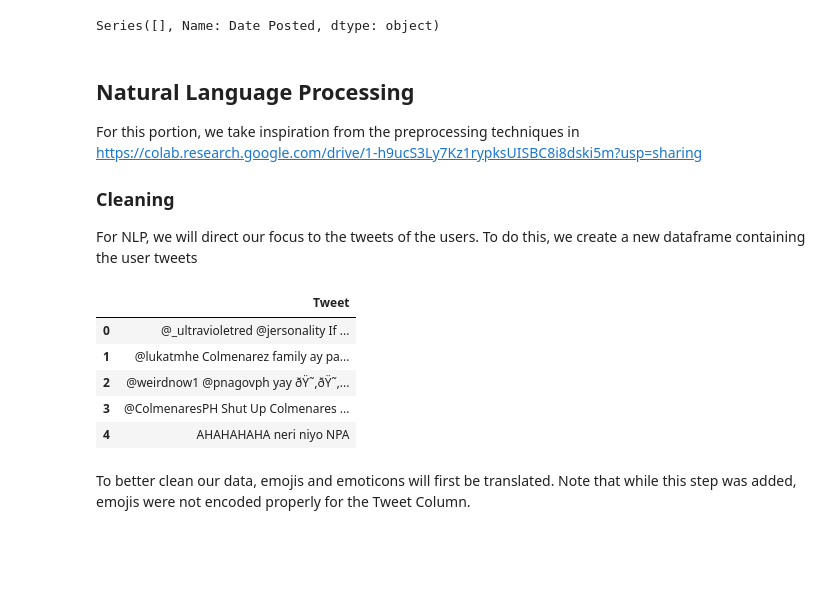
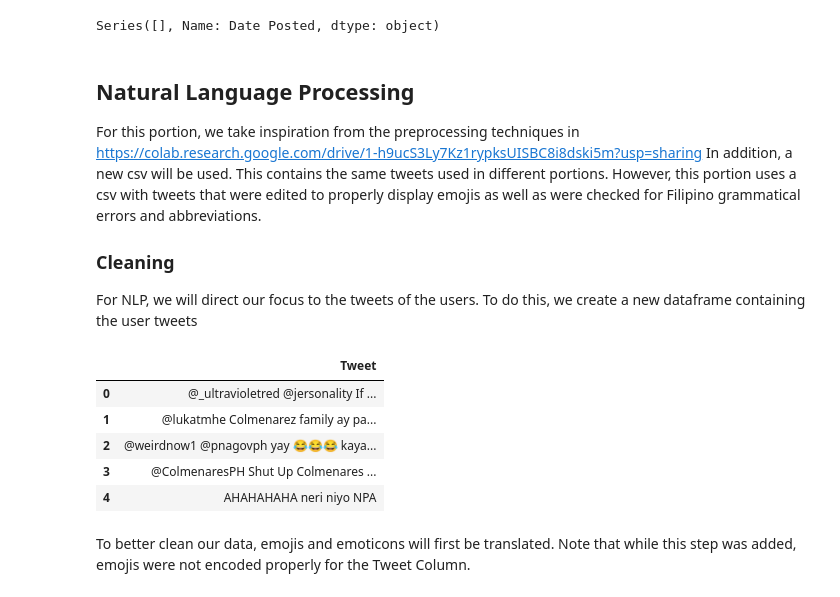
Before and after one commit to deckardsworkspace/cs132-group3, a Jupyter notebook: data-exploration/cs132_data_exploration.ipynb, the cells around one changed output. Drawn from its saved outputs; the diff is of its cells as text; code cells hidden in the pictures; blank space fills up the shorter version.

Commit message:
data-exploration: Add newest results

```diff
--- a/data-exploration/cs132_data_exploration.ipynb
+++ b/data-exploration/cs132_data_exploration.ipynb
@@ -395,17 +387,19 @@ Series([], Name: Date Posted, dtype: object)
 ## Natural Language Processing
 
 For this portion, we take inspiration from the preprocessing techniques in https://colab.research.google.com/drive/1-h9ucS3Ly7Kz1rypksUISBC8i8dski5m?usp=sharing
+In addition, a new csv will be used. This contains the same tweets used in different portions. However, this portion uses a csv with tweets that were edited to properly display emojis as well as were checked for Filipino grammatical errors and abbreviations.
 
 ### Cleaning
 For NLP, we will direct our focus to the tweets of the users. To do this, we create a new dataframe containing the user tweets
 # %%
-df_tweets = df_new.filter(['Tweet'], axis=1)
+#df_tweets = df_new.filter(['Tweet'], axis=1)
+df_tweets = pd.read_csv('https://raw.githubusercontent.com/jareddantis/cs132-group3/main/data-exploration/cs132_tweets_edited.csv')
 df_tweets.head().style.set_properties(**{'text-align': 'left'})
 # %% [output]
 |  | Tweet |
 | 0 | @_ultravioletred @jersonality If ... |
 | 1 | @lukatmhe Colmenarez family ay pa... |
-| 2 | @weirdnow1 @pnagovph yay ðŸ˜‚ðŸ˜‚... |
+| 2 | @weirdnow1 @pnagovph yay 😂😂😂 kaya... |
 | 3 | @ColmenaresPH Shut Up Colmenares ... |
 | 4 | AHAHAHAHA neri niyo NPA |
 # %% [markdown]
```
Also changed, not shown: parts of 47 cells of this notebook, 6 other files.
